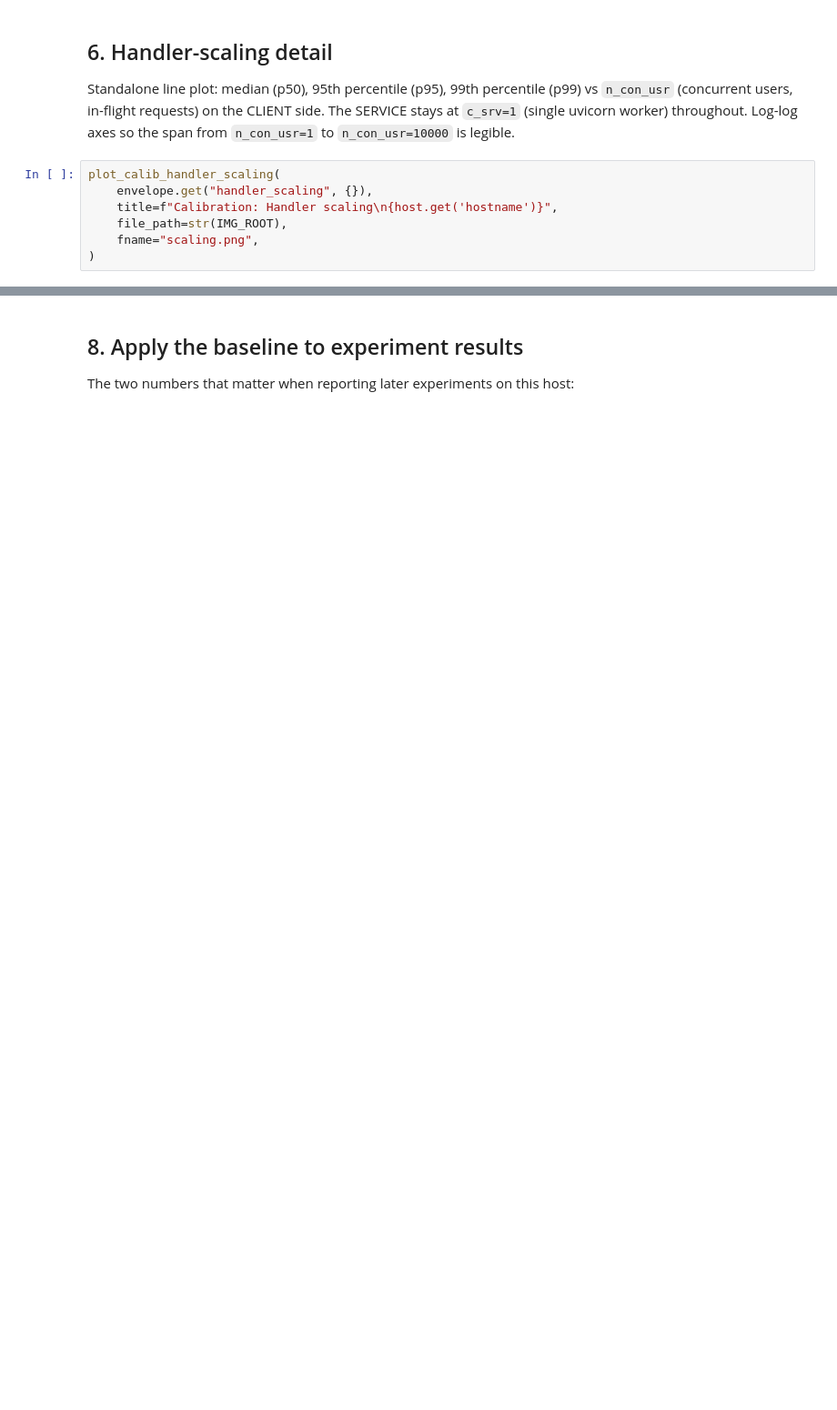
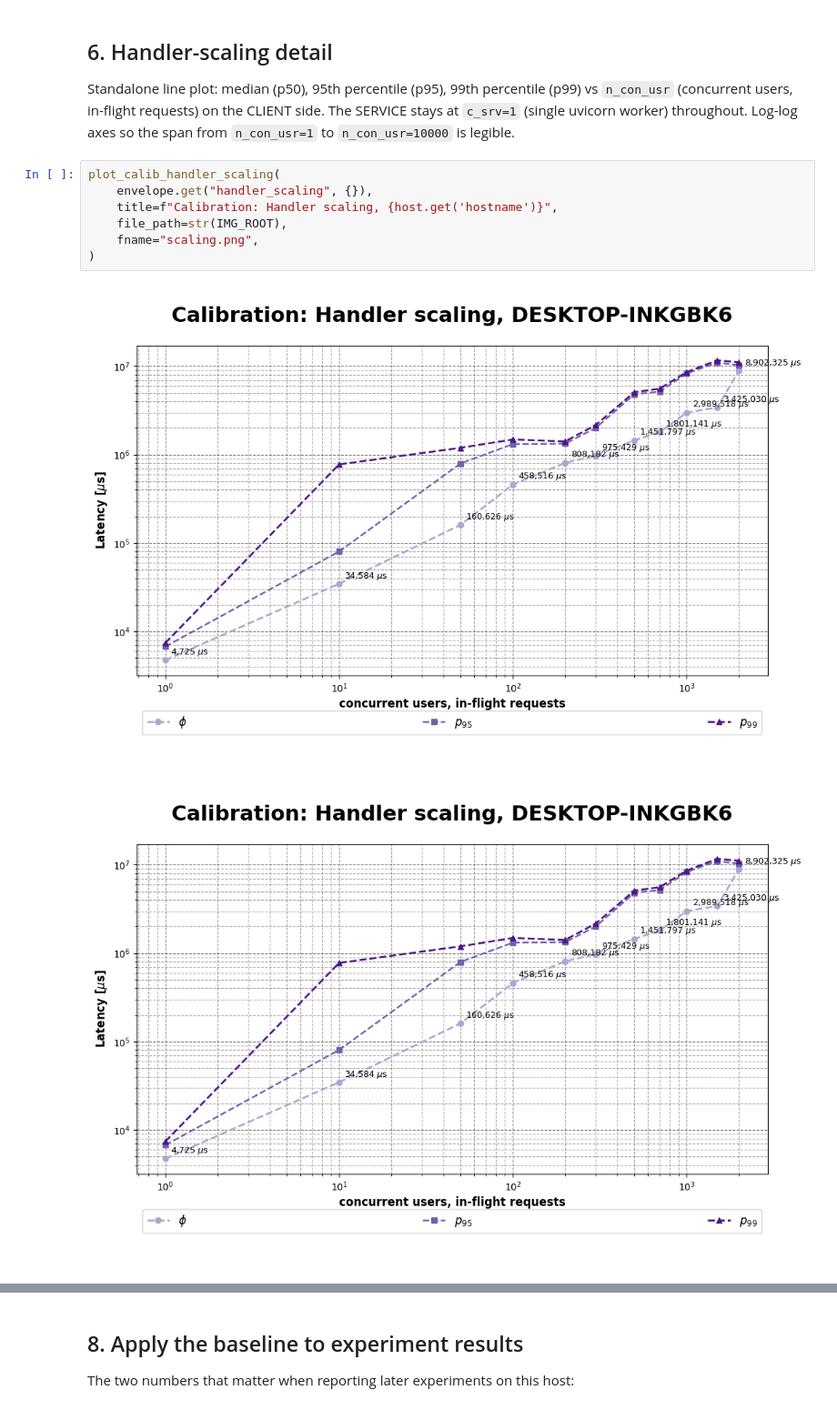
Before and after one commit to DASA-Design/PyDASA-CS1-TAS, a Jupyter notebook: 00-calibration.ipynb, the cells around one changed output, grey strips where cells are left out. Shown at 91% size. Cells and saved outputs as stored; diff of their text form; blank space fills up the shorter version.

```diff
--- a/00-calibration.ipynb
+++ b/00-calibration.ipynb
@@ -204,8 +211,11 @@ Standalone line plot: median (p50), 95th percentile (p95), 99th percentile (p99)
 # %%
 plot_calib_handler_scaling(
     envelope.get("handler_scaling", {}),
-    title=f"Calibration: Handler scaling\n{host.get('hostname')}",
+    title=f"Calibration: Handler scaling, {host.get('hostname')}",
     file_path=str(IMG_ROOT),
     fname="scaling.png",
 )
+# %% [output]
+[figure, added]
+[figure, added]
 # %% [markdown]
```
Also changed, not shown: parts of 14 cells of this notebook, 10 other files.
